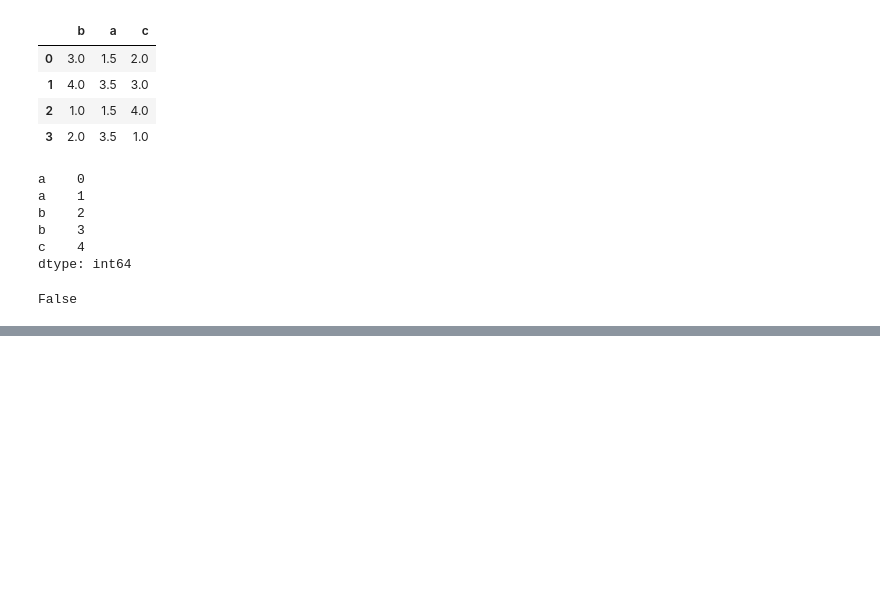
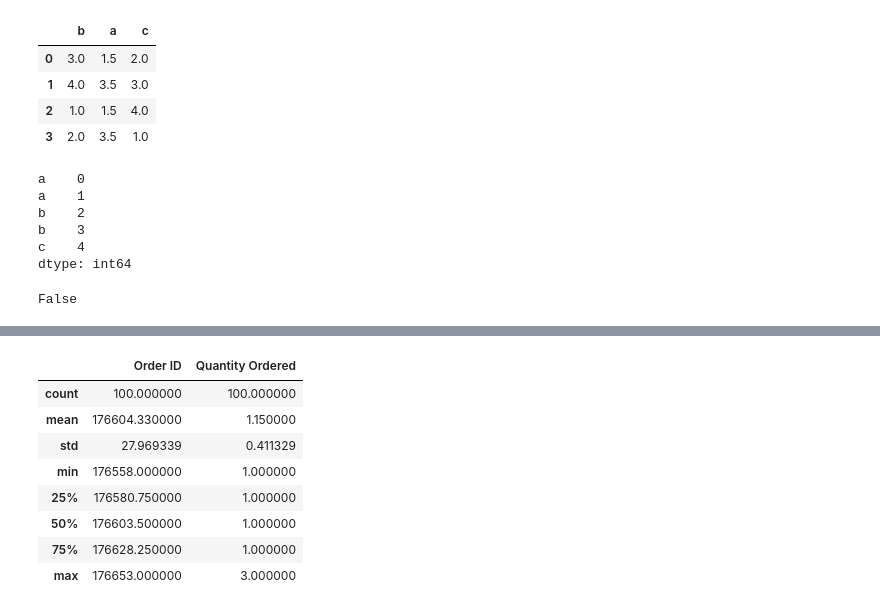
Before and after one commit to maxkatkalov/colabs, a Jupyter notebook: pands_tasks.ipynb, the cells around one changed output, grey strips where cells are left out. Saved outputs shown, nothing was run; the diff lists cells and outputs as text; code cells hidden in the pictures; blank space fills up the shorter version.

```diff
--- a/pands_tasks.ipynb
+++ b/pands_tasks.ipynb
@@ -633,0 +710,12 @@ False
+# %%
+mobile_data.describe()
+# %% [output]
+|  | Order ID | Quantity Ordered |
+| count | 100.000000 | 100.000000 |
+| mean | 176604.330000 | 1.150000 |
+| std | 27.969339 | 0.411329 |
+| min | 176558.000000 | 1.000000 |
+| 25% | 176580.750000 | 1.000000 |
+| 50% | 176603.500000 | 1.000000 |
+| 75% | 176628.250000 | 1.000000 |
+| max | 176653.000000 | 3.000000 |
```
Also changed, not shown: parts of 16 cells of this notebook, 2 other files.
